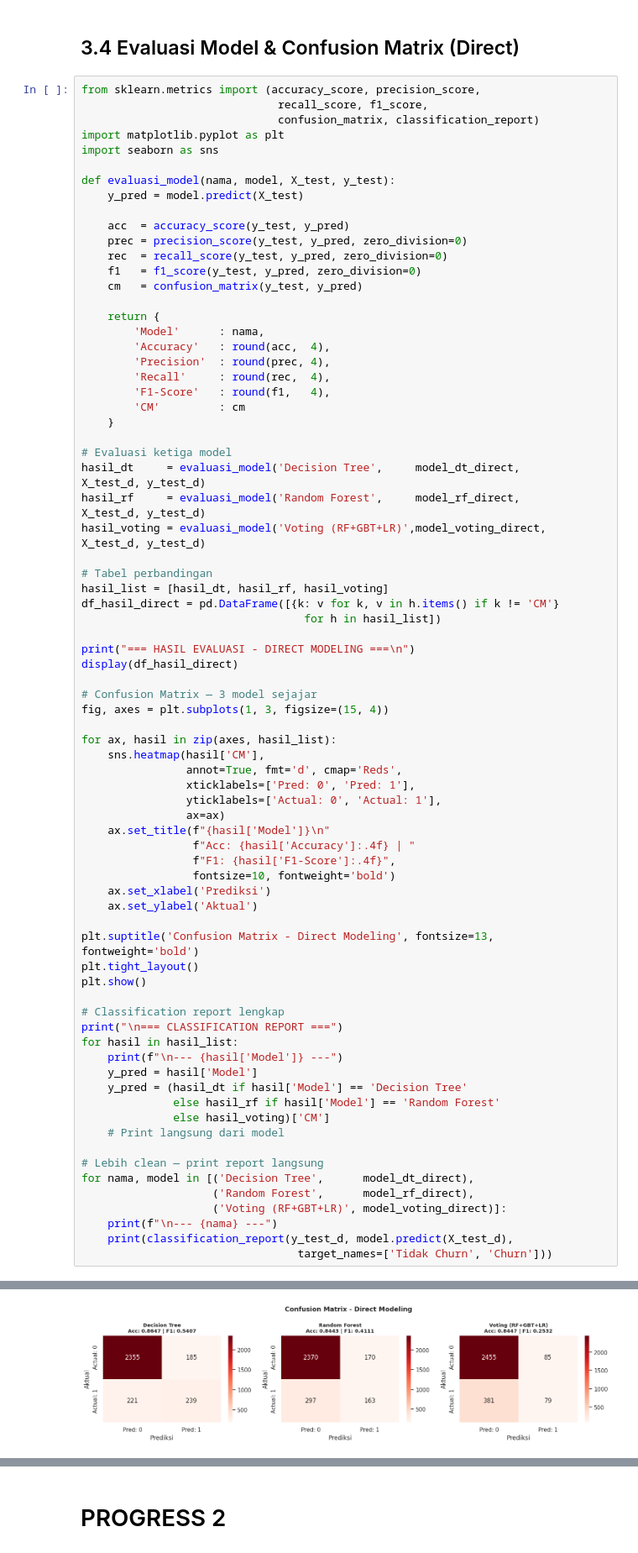
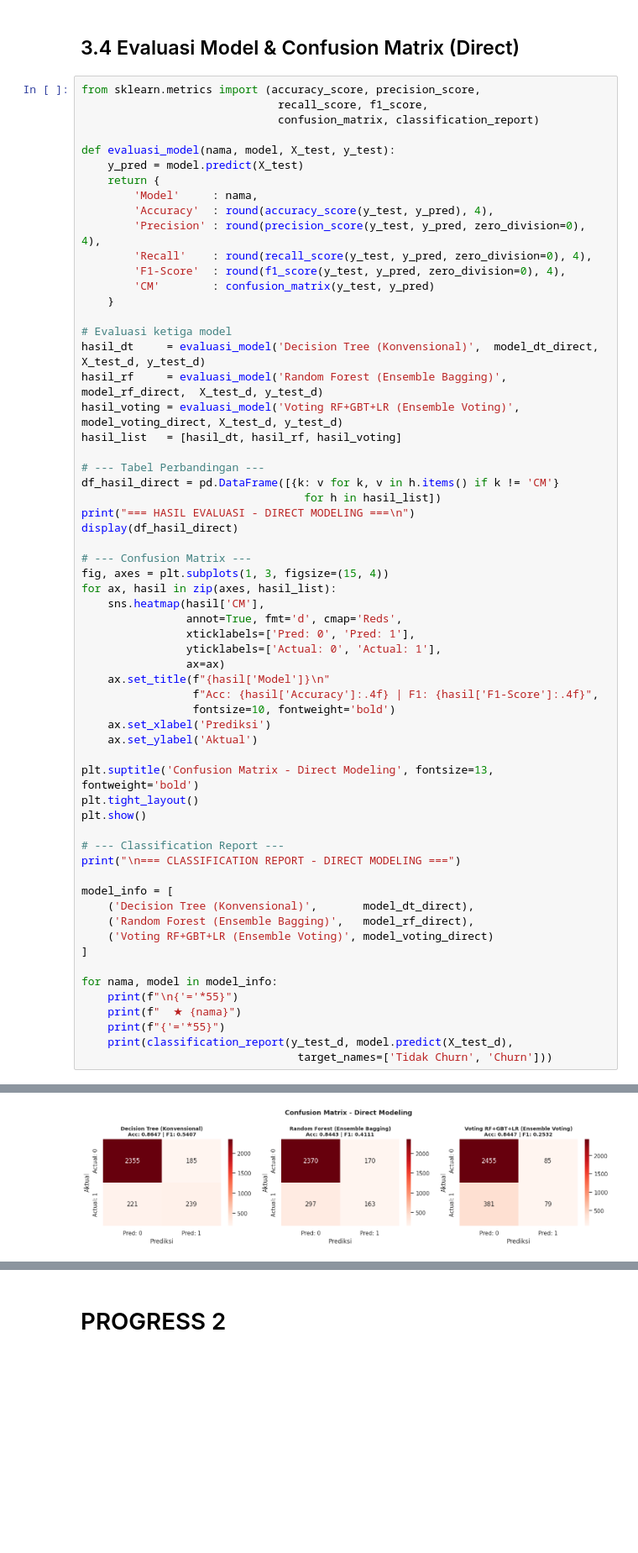
Before and after one commit to Aliyahzahr/uas-churn-prediction, a Jupyter notebook: notebook/Eksperimen_1.ipynb, the cells around one changed output, grey strips where cells are left out. Shown at 84% size. Saved outputs shown, nothing was run; the diff lists cells and outputs as text; blank space fills up the shorter version.

Commit message:
Progress 3: Modelling + Preprocessing

```diff
--- a/notebook/Eksperimen_1.ipynb
+++ b/notebook/Eksperimen_1.ipynb
@@ -441,43 +441,32 @@ Semua model berhasil dilatih!
 from sklearn.metrics import (accuracy_score, precision_score,
                               recall_score, f1_score,
                               confusion_matrix, classification_report)
-import matplotlib.pyplot as plt
-import seaborn as sns
 
 def evaluasi_model(nama, model, X_test, y_test):
     y_pred = model.predict(X_test)
-
-    acc  = accuracy_score(y_test, y_pred)
-    prec = precision_score(y_test, y_pred, zero_division=0)
-    rec  = recall_score(y_test, y_pred, zero_division=0)
-    f1   = f1_score(y_test, y_pred, zero_division=0)
-    cm   = confusion_matrix(y_test, y_pred)
-
     return {
-        'Model'      : nama,
-        'Accuracy'   : round(acc,  4),
-        'Precision'  : round(prec, 4),
-        'Recall'     : round(rec,  4),
-        'F1-Score'   : round(f1,   4),
-        'CM'         : cm
+        'Model'     : nama,
+        'Accuracy'  : round(accuracy_score(y_test, y_pred), 4),
+        'Precision' : round(precision_score(y_test, y_pred, zero_division=0), 4),
+        'Recall'    : round(recall_score(y_test, y_pred, zero_division=0), 4),
+        'F1-Score'  : round(f1_score(y_test, y_pred, zero_division=0), 4),
+        'CM'        : confusion_matrix(y_test, y_pred)
     }
 
 # Evaluasi ketiga model
-hasil_dt     = evaluasi_model('Decision Tree',     model_dt_direct,     X_test_d, y_test_d)
-hasil_rf     = evaluasi_model('Random Forest',     model_rf_direct,     X_test_d, y_test_d)
-hasil_voting = evaluasi_model('Voting (RF+GBT+LR)',model_voting_direct, X_test_d, y_test_d)
+hasil_dt     = evaluasi_model('Decision Tree (Konvensional)',  model_dt_direct,     X_test_d, y_test_d)
+hasil_rf     = evaluasi_model('Random Forest (Ensemble Bagging)', model_rf_direct,  X_test_d, y_test_d)
+hasil_voting = evaluasi_model('Voting RF+GBT+LR (Ensemble Voting)', model_voting_direct, X_test_d, y_test_d)
+hasil_list   = [hasil_dt, hasil_rf, hasil_voting]
 
-# Tabel perbandingan
-hasil_list = [hasil_dt, hasil_rf, hasil_voting]
+# --- Tabel Perbandingan ---
 df_hasil_direct = pd.DataFrame([{k: v for k, v in h.items() if k != 'CM'}
                                   for h in hasil_list])
-
 print("=== HASIL EVALUASI - DIRECT MODELING ===\n")
 display(df_hasil_direct)
 
-# Confusion Matrix — 3 model sejajar
+# --- Confusion Matrix ---
 fig, axes = plt.subplots(1, 3, figsize=(15, 4))
-
 for ax, hasil in zip(axes, hasil_list):
     sns.heatmap(hasil['CM'],
                 annot=True, fmt='d', cmap='Reds',
@@ -485,8 +474,7 @@ for ax, hasil in zip(axes, hasil_list):
                 yticklabels=['Actual: 0', 'Actual: 1'],
                 ax=ax)
     ax.set_title(f"{hasil['Model']}\n"
-                 f"Acc: {hasil['Accuracy']:.4f} | "
-                 f"F1: {hasil['F1-Score']:.4f}",
+                 f"Acc: {hasil['Accuracy']:.4f} | F1: {hasil['F1-Score']:.4f}",
                  fontsize=10, fontweight='bold')
     ax.set_xlabel('Prediksi')
     ax.set_ylabel('Aktual')
@@ -495,21 +483,19 @@ plt.suptitle('Confusion Matrix - Direct Modeling', fontsize=13, fontweight='bold
 plt.tight_layout()
 plt.show()
 
-# Classification report lengkap
-print("\n=== CLASSIFICATION REPORT ===")
-for hasil in hasil_list:
-    print(f"\n--- {hasil['Model']} ---")
-    y_pred = hasil['Model']
-    y_pred = (hasil_dt if hasil['Model'] == 'Decision Tree'
-              else hasil_rf if hasil['Model'] == 'Random Forest'
-              else hasil_voting)['CM']
-    # Print langsung dari model
+# --- Classification Report ---
+print("\n=== CLASSIFICATION REPORT - DIRECT MODELING ===")
 
-# Lebih clean — print report langsung
-for nama, model in [('Decision Tree',      model_dt_direct),
-                    ('Random Forest',      model_rf_direct),
-                    ('Voting (RF+GBT+LR)', model_voting_direct)]:
-    print(f"\n--- {nama} ---")
+model_info = [
+    ('Decision Tree (Konvensional)',       model_dt_direct),
+    ('Random Forest (Ensemble Bagging)',   model_rf_direct),
+    ('Voting RF+GBT+LR (Ensemble Voting)', model_voting_direct)
+]
+
+for nama, model in model_info:
+    print(f"\n{'='*55}")
+    print(f"  ★ {nama}")
+    print(f"{'='*55}")
     print(classification_report(y_test_d, model.predict(X_test_d),
                                  target_names=['Tidak Churn', 'Churn']))
 # %% [output]
@@ -521 +507 @@ for nama, model in [('Decision Tree',      model_dt_direct),
-[figure, old version]
+[figure, new version]
```
Also changed, not shown: parts of 7 cells of this notebook.
